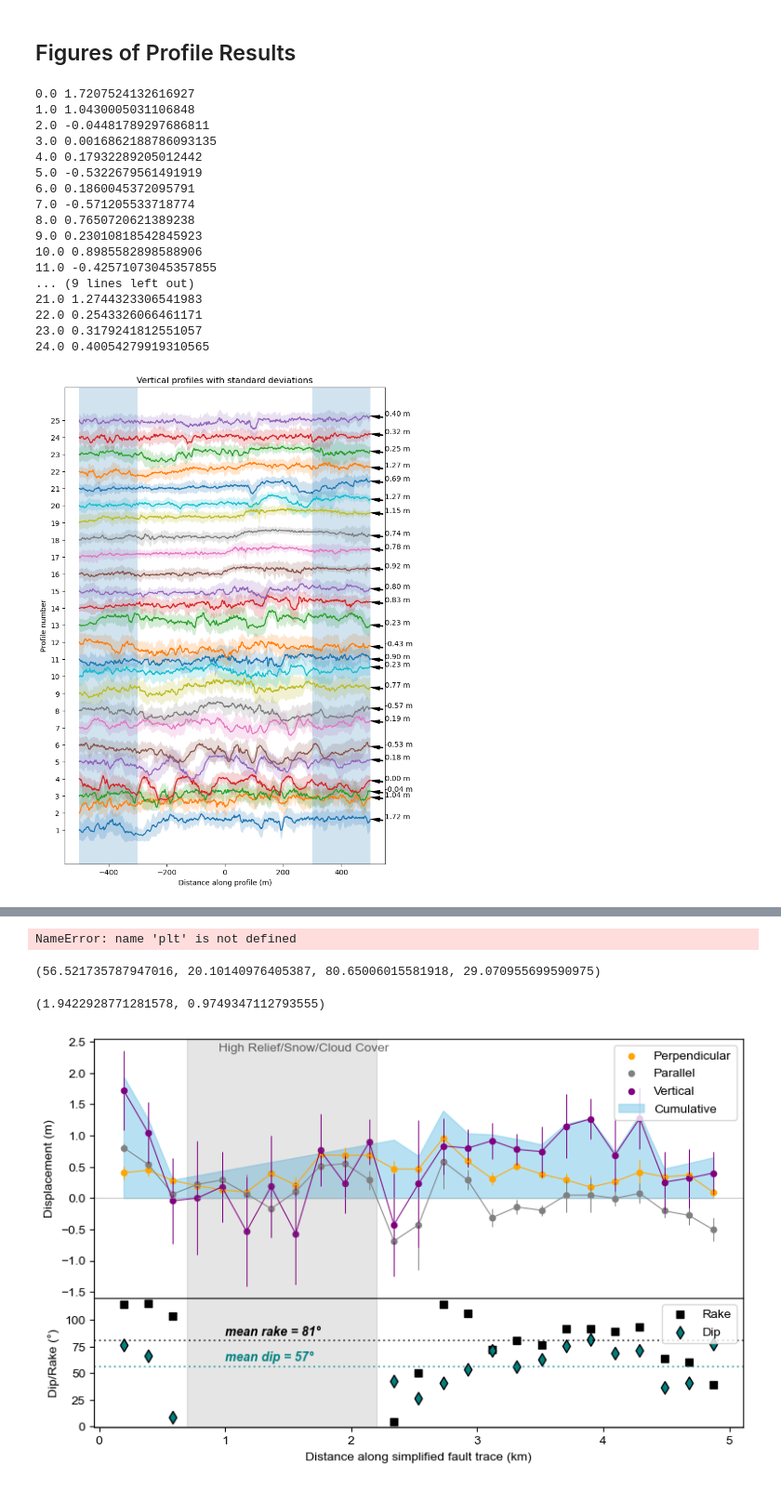
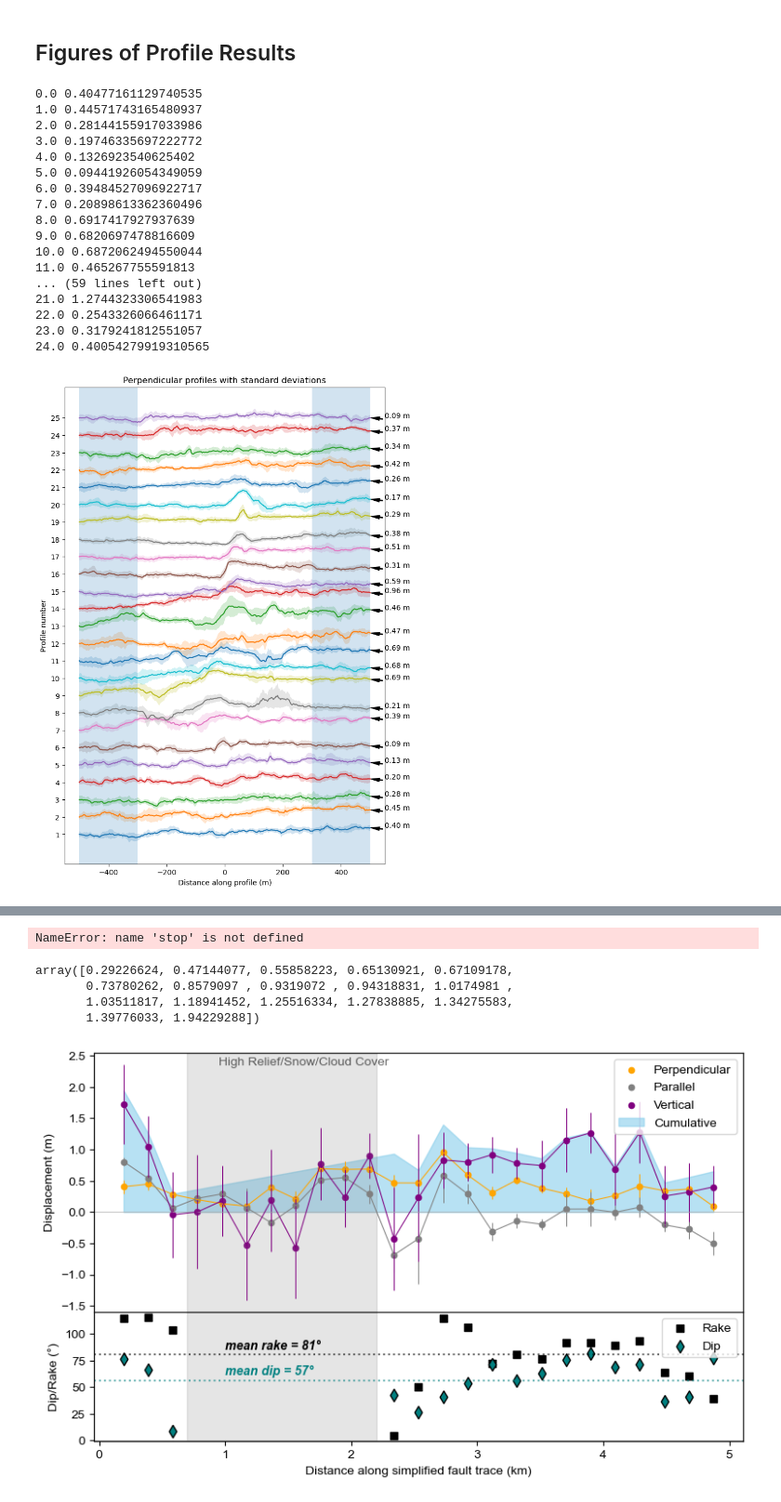
Before and after one commit to cehanagan/ImageryResources, a Jupyter notebook: Notebooks/TienShan20240122.ipynb, the cells around one changed output, grey strips where cells are left out. Shown at 93% size. Saved outputs shown, nothing was run; the diff lists cells and outputs as text; code cells hidden in the pictures.

Commit message:
Some updates
Including critical micmac core function nodata handling

```diff
--- a/Notebooks/TienShan20240122.ipynb
+++ b/Notebooks/TienShan20240122.ipynb
@@ -337,9 +333,9 @@ for image in imlist:
     print('Hi')
 
     if image is imlist[0]:
-        #track.to_csv('/Users/chanagan/Desktop/DGStereo/TienShan/micmac/PerpendicularProfiles.txt')
+        track.to_csv('/Users/chanagan/Desktop/DGStereo/TienShan/micmac/PerpendicularProfiles.txt')
     elif image is imlist[1]:
-        #track.to_csv('/Users/chanagan/Desktop/DGStereo/TienShan/micmac/ParallelProfiles.txt')
+        track.to_csv('/Users/chanagan/Desktop/DGStereo/TienShan/micmac/ParallelProfiles.txt')
     elif image is imlist[2]:
-        #track.to_csv('/Users/chanagan/Desktop/DGStereo/TienShan/micmac/VerticalProfiles.txt')
+        track.to_csv('/Users/chanagan/Desktop/DGStereo/TienShan/micmac/VerticalProfiles.txt')
 # %% [output]
@@ -363,7 +364,7 @@ stdev = {'perp':[],'par':[],'vert':[]}
 trackdist = {'perp':[],'par':[],'vert':[]}
 centerlats = {'perp':[],'par':[],'vert':[]}
 centerlons = {'perp':[],'par':[],'vert':[]}
-for track, j, title in zip([vertdf], ['vert'],['Vertical']):#zip([perpdf, pardf, vertdf], meandisp.keys(),['Perpendicular','Parallel','Vertical']):
+for track, j, title in zip([perpdf, pardf, vertdf], meandisp.keys(),['Perpendicular','Parallel','Vertical']):
     plt.figure(figsize=(8,12))
     plt.title(f'{title} profiles with standard deviations')
 
@@ -389,45 +390,45 @@ for track, j, title in zip([vertdf], ['vert'],['Vertical']):#zip([perpdf, pardf,
         plt.fill_between(prof.linedist, profile_line - prof.stdev, profile_line + prof.stdev, alpha=0.2)
 
         # Determine the annotation y-position to avoid overlap
         label_y = profile_line.iloc[-1]
         if last_y is not None and abs(label_y - last_y) < 0.5:  # Adjust this threshold as needed
             label_y += 0.8  # Shift the label up by 0.5 units if too close to the previous one
 
         # Annotate the meandisp near the right edge of the plot, with the span in parentheses
         plt.annotate(f'{meandisp[j][int(i)]:.2f} m',
                      xy=(prof.linedist.max(), profile_line.iloc[-1]),  # Position at the right edge of the profile
                      xytext=(prof.linedist.max() + 50, label_y),  # Adjusted label position to avoid overlap
                      arrowprops=dict(facecolor='black', shrink=0.05, width=1, headwidth=5),
                      fontsize=10, color='black', ha='left')
 
         last_y = label_y  # Update last_y to the current label's y-position
 
         yticks.append(y_position * shift)
         yticklabels.append(str(int(i+1)))
 
     plt.axvspan(distance[0],distance[1],alpha=0.2)
     plt.axvspan(-distance[0],-distance[1],alpha=0.2)
     plt.yticks(yticks, yticklabels)
     plt.xlabel('Distance along profile (m)')
     plt.ylabel('Profile number')
 
-    #plt.savefig(f'/Users/chanagan/Library/CloudStorage/OneDrive-DOI/Projects/TienShan/Results/Figures/Supplement/{title}Profiles.png',dpi=300)
+    #plt.savefig(f'/Users/chanagan/Library/CloudStorage/OneDrive-DOI/Projects/TienShan/Results/Figures/Supplement/{title}Profiles{distance[0]}_{distance[1]}.png',dpi=300)
 # %% [output]
-0.0 1.7207524132616927
-1.0 1.0430005031106848
-2.0 -0.04481789297686811
-3.0 0.0016862188786093135
-4.0 0.17932289205012442
-5.0 -0.5322679561491919
-6.0 0.1860045372095791
-7.0 -0.571205533718774
-8.0 0.7650720621389238
-9.0 0.23010818542845923
-10.0 0.8985582898588906
-11.0 -0.42571073045357855
-... (9 lines left out)
+0.0 0.40477161129740535
+1.0 0.44571743165480937
+2.0 0.28144155917033986
+3.0 0.19746335697222772
+4.0 0.1326923540625402
+5.0 0.09441926054349059
+6.0 0.39484527096922717
+7.0 0.20898613362360496
+8.0 0.6917417927937639
+9.0 0.6820697478816609
+10.0 0.6872062494550044
+11.0 0.465267755591813
+... (59 lines left out)
 21.0 1.2744323306541983
 22.0 0.2543326066461171
 23.0 0.3179241812551057
 24.0 0.40054279919310565
-[figure, old version]
+[figure, new version]
@@ -434,5 +437,6 @@ for track, j, title in zip([vertdf], ['vert'],['Vertical']):#zip([perpdf, pardf,
 # %%
 # Nice Profiles
+stop
 i = 15
 plt.rcParams['font.family'] = 'Arial'
 plt.rcParams['font.size'] = 8
@@ -483,7 +487,7 @@ plt.xlim([-distance[1],distance[1]])
 plt.xlabel('Distance along simplified fault trace (km)')
 #plt.savefig('/Users/chanagan/Library/CloudStorage/OneDrive-DOI/Projects/TienShan/Results/Profile16Par.svg',transparent=True,dpi=300)
 # %% [output]
-NameError: name 'plt' is not defined
+NameError: name 'stop' is not defined
 # %%
 # stdev_bool - exclude those inside shaded area
 stdev_bool = np.array([True,True,True,False,False,False,False,False,False,False,False,True,True,True,True,True,True,True,True,True,True,True,True,True,True])
@@ -492,14 +496,13 @@ included_id = np.where(np.array(stdev['vert']) < 1)
 dips = np.arctan(np.abs(np.array(meandisp['vert'])[stdev_bool])/np.abs(np.array(meandisp['perp'])[stdev_bool]))*180/np.pi
 rakes = list(map(lambda i:np.angle(complex(-1*np.array(meandisp['par'])[stdev_bool][i],(np.array(meandisp['perp'])[stdev_bool][i]*np.cos(dips[i]*np.pi/180)+np.array(meandisp['vert'])[stdev_bool][i]*np.sin(dips[i]*np.pi/180))))*180/np.pi,np.arange(0,len(np.array(meandisp['par'])[stdev_bool]))))
 total_slip = np.sqrt(np.array(meandisp['par'])[stdev_bool]**2+np.array(meandisp['perp'])[stdev_bool]**2+np.array(meandisp['vert'])[stdev_bool]**2)
-# %%
-np.mean(dips), np.std(dips), np.mean(rakes), np.std(rakes)
-# %% [output]
-(56.521735787947016, 20.10140976405387, 80.65006015581918, 29.070955699590975)
-# %%
-np.max(total_slip), np.mean(total_slip)
-# %% [output]
-(1.9422928771281578, 0.9749347112793555)
+# %%
+np.sort(total_slip)
+# %% [output]
+array([0.29226624, 0.47144077, 0.55858223, 0.65130921, 0.67109178,
+       0.73780262, 0.8579097 , 0.9319072 , 0.94318831, 1.0174981 ,
+       1.03511817, 1.18941452, 1.25516334, 1.27838885, 1.34275583,
+       1.39776033, 1.94229288])
 # %%
 plt.close()
 plt.rcParams['font.family'] = 'Arial'
```
Also changed, not shown: parts of 7 cells of this notebook, 7 other files.
